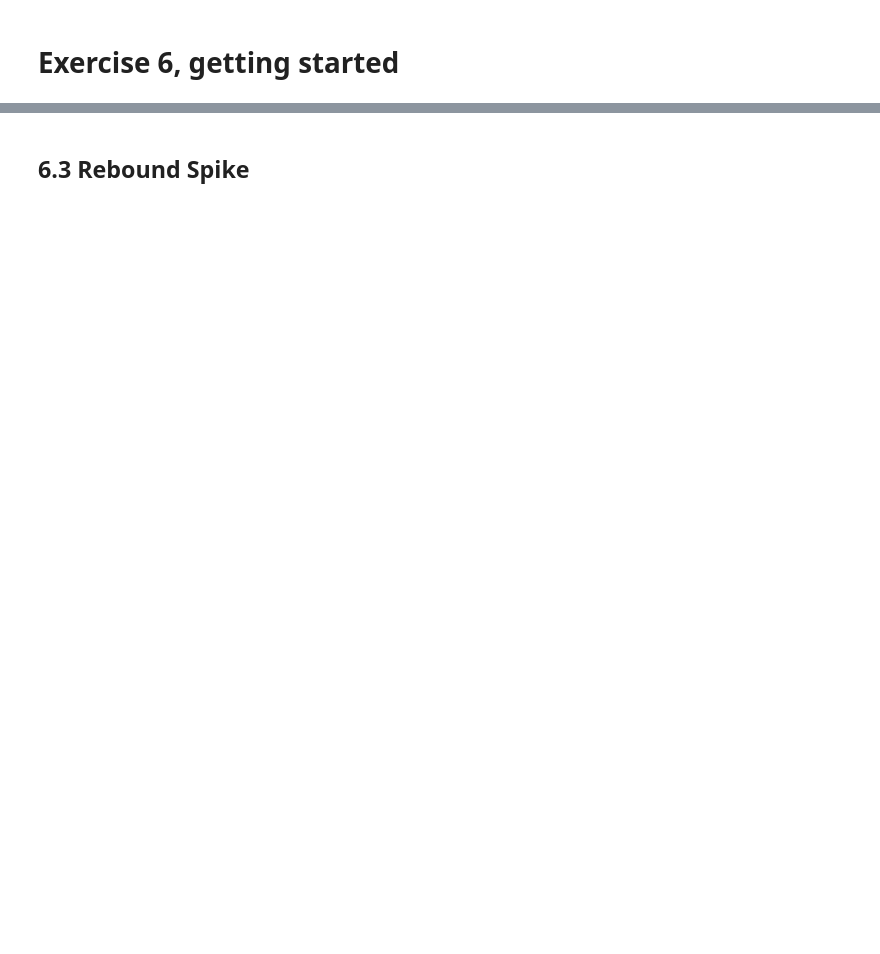
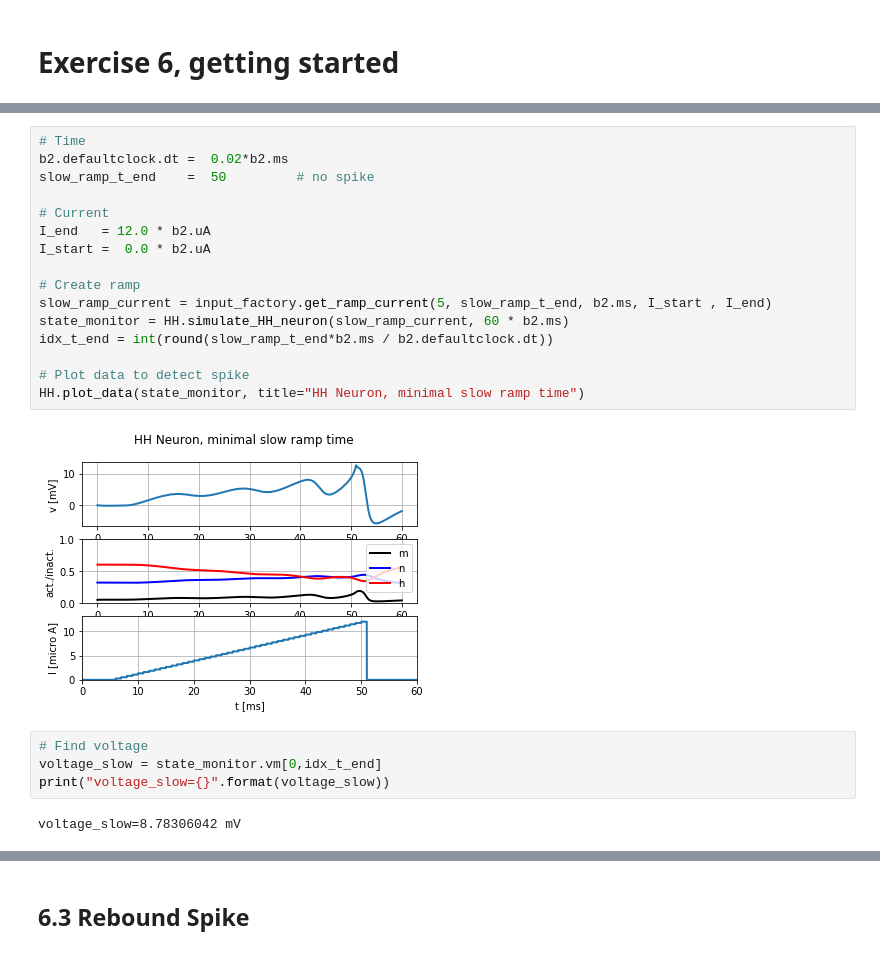
Before and after one commit to TristanBesson/bmnn, a Jupyter notebook: Ex6_Dylan_Bourgeois_224797.ipynb, the cells around one changed output, grey strips where cells are left out. Saved outputs shown, nothing was run; the diff lists cells and outputs as text; blank space fills up the shorter version.

```diff
--- a/Ex6_Dylan_Bourgeois_224797.ipynb
+++ b/Ex6_Dylan_Bourgeois_224797.ipynb
@@ -51,0 +85,24 @@ WARNING    Cannot use weave, a test compilation failed: invalid load key, 'x'. (
+# %%
+# Time
+b2.defaultclock.dt =  0.02*b2.ms
+slow_ramp_t_end    =  50         # no spike
+
+# Current
+I_end   = 12.0 * b2.uA
+I_start =  0.0 * b2.uA
+
+# Create ramp
+slow_ramp_current = input_factory.get_ramp_current(5, slow_ramp_t_end, b2.ms, I_start , I_end)
+state_monitor = HH.simulate_HH_neuron(slow_ramp_current, 60 * b2.ms)
+idx_t_end = int(round(slow_ramp_t_end*b2.ms / b2.defaultclock.dt))
+
+# Plot data to detect spike
+HH.plot_data(state_monitor, title="HH Neuron, minimal slow ramp time")
+# %% [output]
+[figure, added]
+# %%
+# Find voltage
+voltage_slow = state_monitor.vm[0,idx_t_end]
+print("voltage_slow={}".format(voltage_slow))
+# %% [output]
+voltage_slow=8.78306042 mV
```
Also changed, not shown: parts of 33 cells of this notebook.
